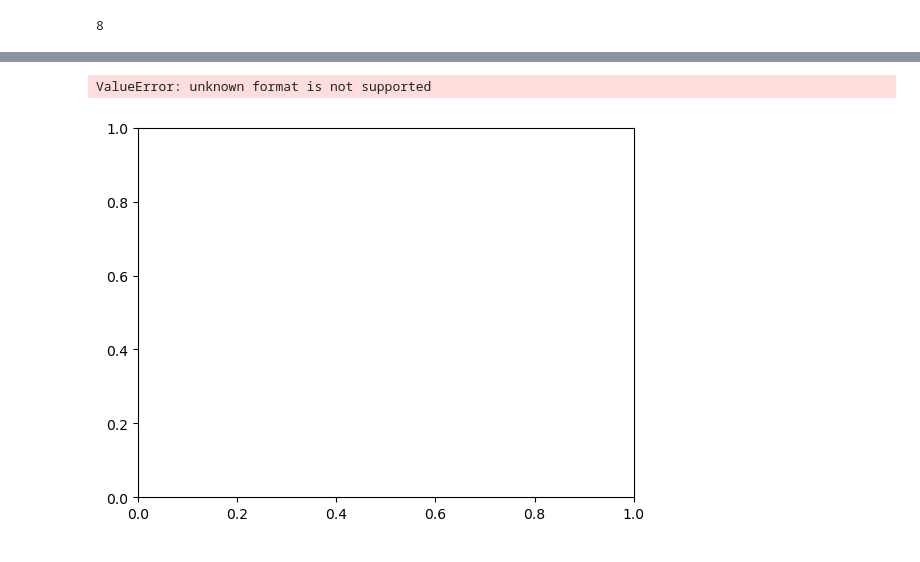
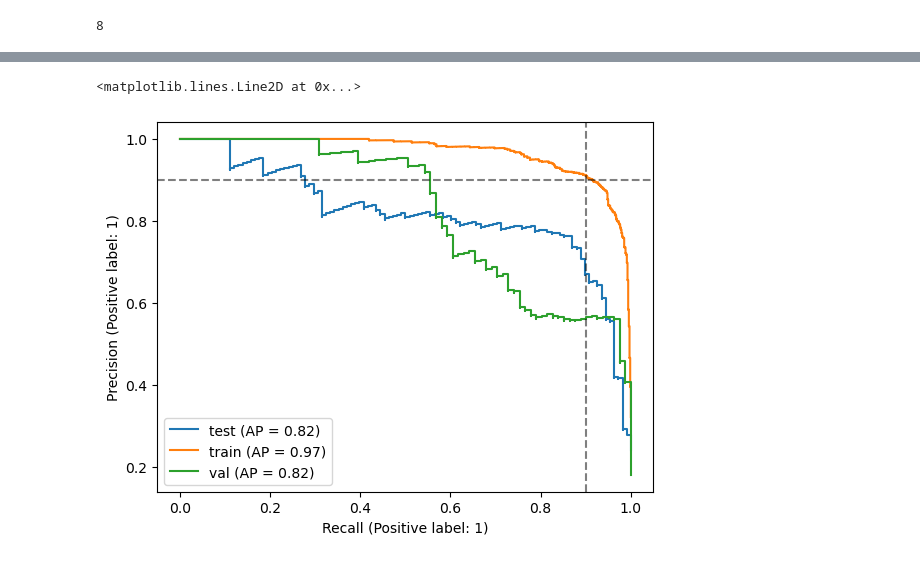
Before and after one commit to jonnor/machinehearing, a Jupyter notebook: handson/badminton/BadmintonSoundEvents.ipynb, the cells around one changed output, grey strips where cells are left out. Drawn from its saved outputs; the diff is of its cells as text; code cells hidden in the pictures.

```diff
--- a/handson/badminton/BadmintonSoundEvents.ipynb
+++ b/handson/badminton/BadmintonSoundEvents.ipynb
@@ -10,7 +10,7 @@ import librosa.display
 # %%
 
 samplerate = 16000
-time_resolution = 0.05
+time_resolution = 0.10
 
 def next_power_of_2(x):
     return 2**(math.ceil(math.log(x, 2)))
@@ -186,5 +186,5 @@ ax.set_xlim(15, 30)
 # %%
-window_duration = 0.401
+window_duration = 0.801
 window_length = int(window_duration / time_resolution)
 window_length
 # %% [output]
@@ -565,6 +608,9 @@ for split in results.reset_index().split.unique():
     y_true = Y
     y_pred = model.predict(X)
 
+    y_true = numpy.any(y_true, axis=1)
+    y_pred = numpy.max(y_pred, axis=1)
+
     #pandas.Series(numpy.squeeze(y_pred)).hist()
 
     PrecisionRecallDisplay.from_predictions(ax=ax, y_true=y_true, y_pred=y_pred, name=split)
@@ -576,5 +624,5 @@ ax.axvline(0.9, ls='--', color='black', alpha=0.5)
-ValueError: unknown format is not supported
+<matplotlib.lines.Line2D at 0x...>
-[figure, old version]
+[figure, new version]
 # %%
 
 def predict_spectrogram(model, spec):
```
Also changed, not shown: parts of 22 cells of this notebook.
